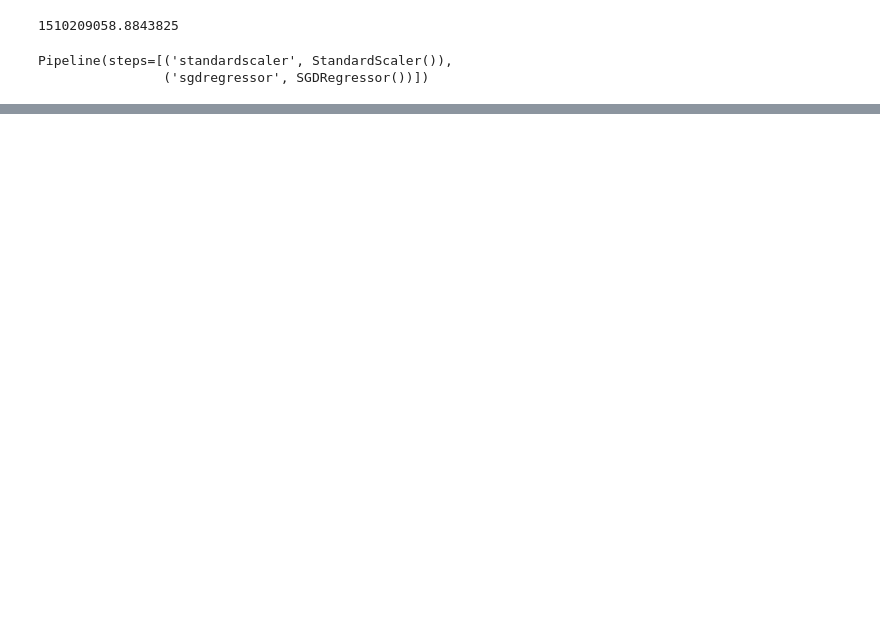
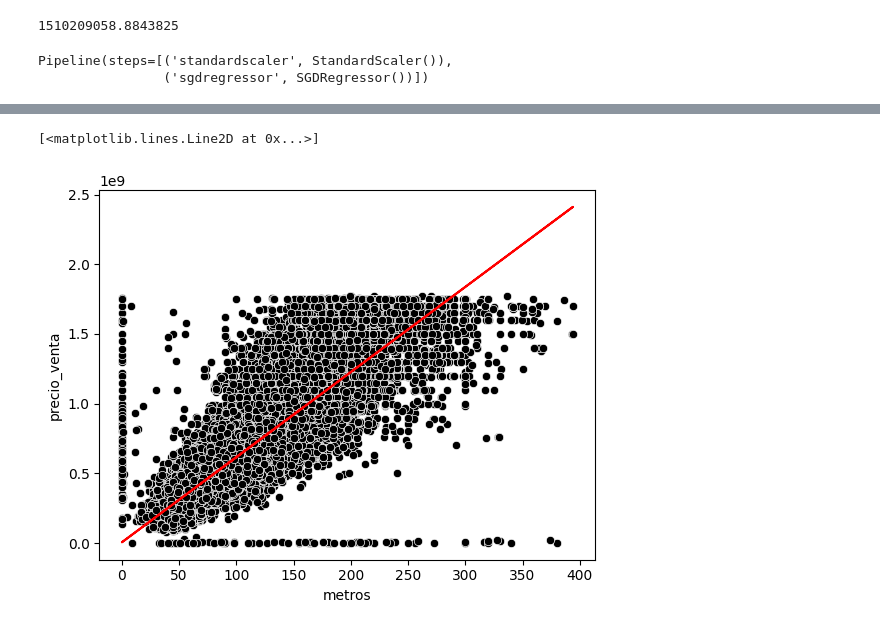
Before and after one commit to Sergio99778/bedu-ml-project, a Jupyter notebook: main.ipynb, the cells around one changed output, grey strips where cells are left out. Saved outputs shown, nothing was run; the diff lists cells and outputs as text; code cells hidden in the pictures; blank space fills up the shorter version.

```diff
--- a/main.ipynb
+++ b/main.ipynb
@@ -145,0 +271,7 @@ print(int(reg.predict([[300, 2, 1, 1, 3]])))
+# %%
+sns.scatterplot(x = X_train,y = y_train,  color='black')
+plt.xlabel('metros')
+plt.plot(X_train, 5.284e+06 + 6.106e+06*X_train, 'r')
+# %% [output]
+[<matplotlib.lines.Line2D at 0x...>]
+[figure, added]
```
Also changed, not shown: parts of 33 cells of this notebook, 1 other file.
